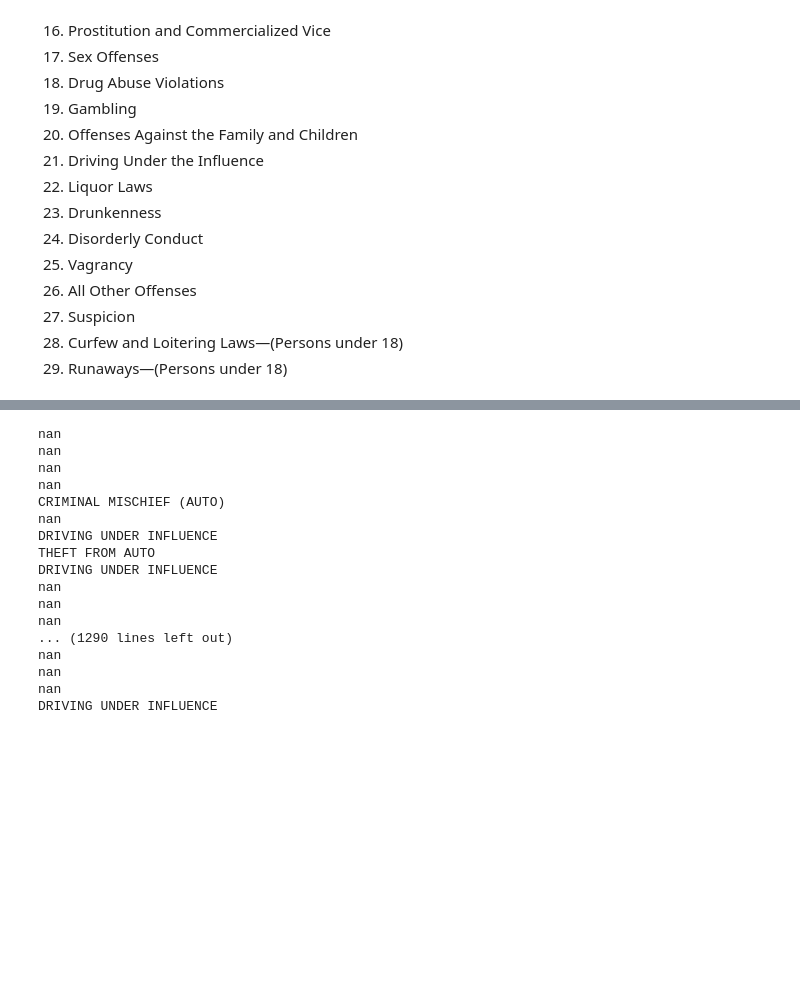
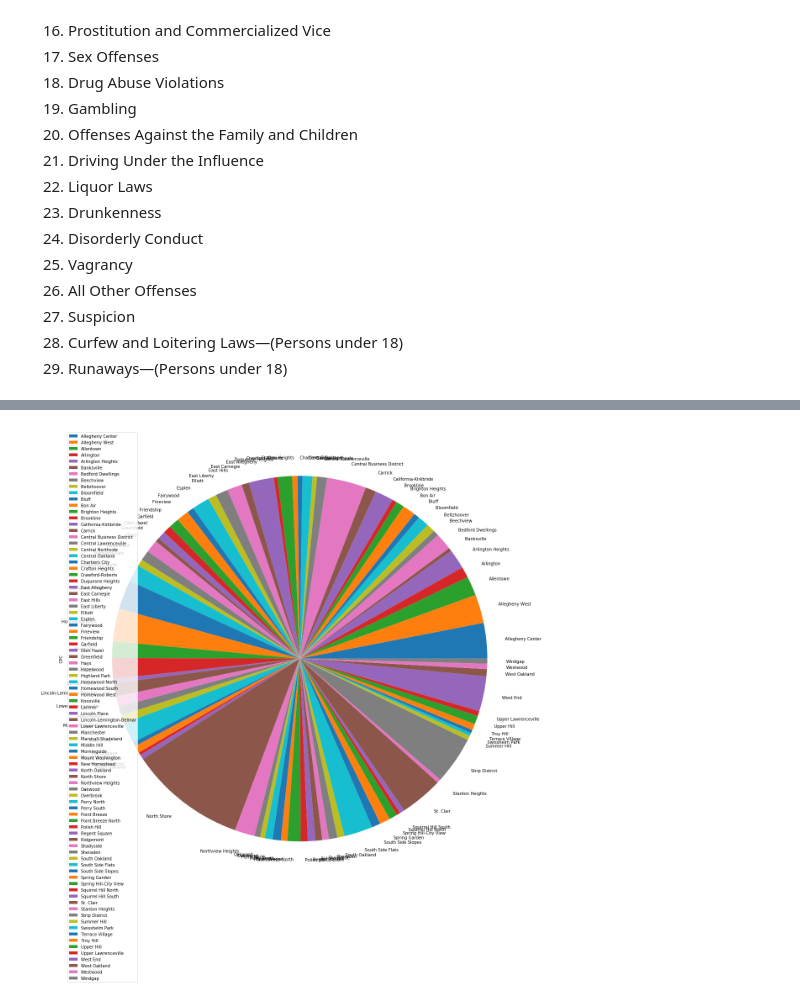
Before and after one commit to AlexHaskovec/final-project, a Jupyter notebook: notebook.ipynb, the cells around one changed output, grey strips where cells are left out. Cells and saved outputs as stored; diff of their text form; code cells hidden in the pictures; blank space fills up the shorter version.

Commit message:
New notebook and data processing

```diff
--- a/notebook.ipynb
+++ b/notebook.ipynb
@@ -60,5 +60,6 @@ for i in range(len(census)):
     if int(census["Pop. 2010"][i]) < 100:
         big_hoods.pop(census["Neighborhood"][i])
 
-scores = pd.DataFrame.from_dict(scores, orient='index')
-big_hoods = pd.DataFrame.from_dict(big_hoods, orient='index')
+scores = pd.DataFrame.from_dict(scores, orient='index', columns=["CPC"])
+big_hoods = pd.DataFrame.from_dict(big_hoods, orient='index', columns=["CPC"])
+big_hoods
@@ -65,23 +85,4 @@ big_hoods = pd.DataFrame.from_dict(big_hoods, orient='index')
-# %%
-for i in range(len(crimes)):
-
-    if crimes["INCIDENTNEIGHBORHOOD"][i] == "Chateau":
-        print(crimes["INCIDENTHIERARCHYDESC"][i])
-# %% [output]
-nan
-nan
-nan
-nan
-CRIMINAL MISCHIEF (AUTO)
-nan
-DRIVING UNDER INFLUENCE
-THEFT FROM AUTO
-DRIVING UNDER INFLUENCE
-nan
-nan
-nan
-... (1290 lines left out)
-nan
-nan
-nan
-DRIVING UNDER INFLUENCE
+# %%
+plot = big_hoods.plot.pie(y="CPC",figsize=(20, 20),subplots=True)
+# %% [output]
+[figure, added]
```
Also changed, not shown: parts of 2 cells of this notebook, 1 other file.
